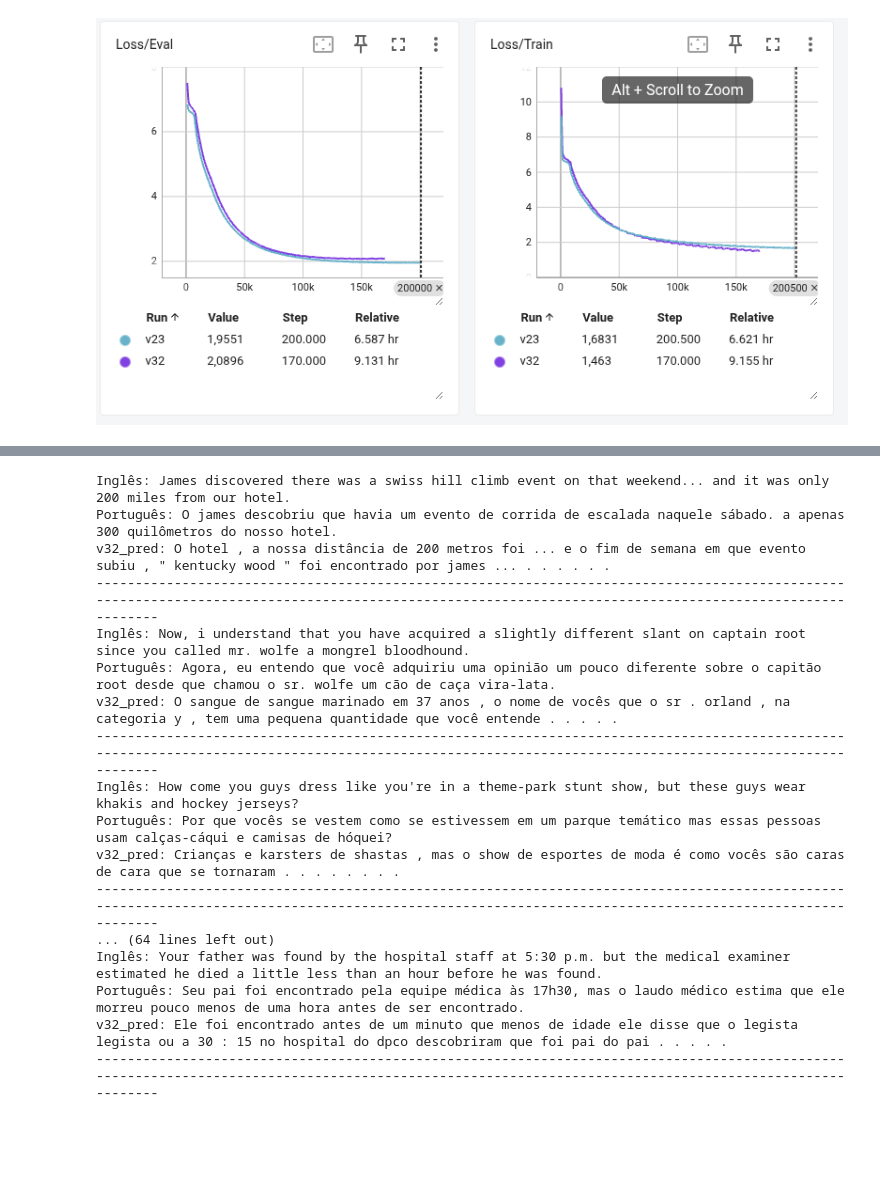
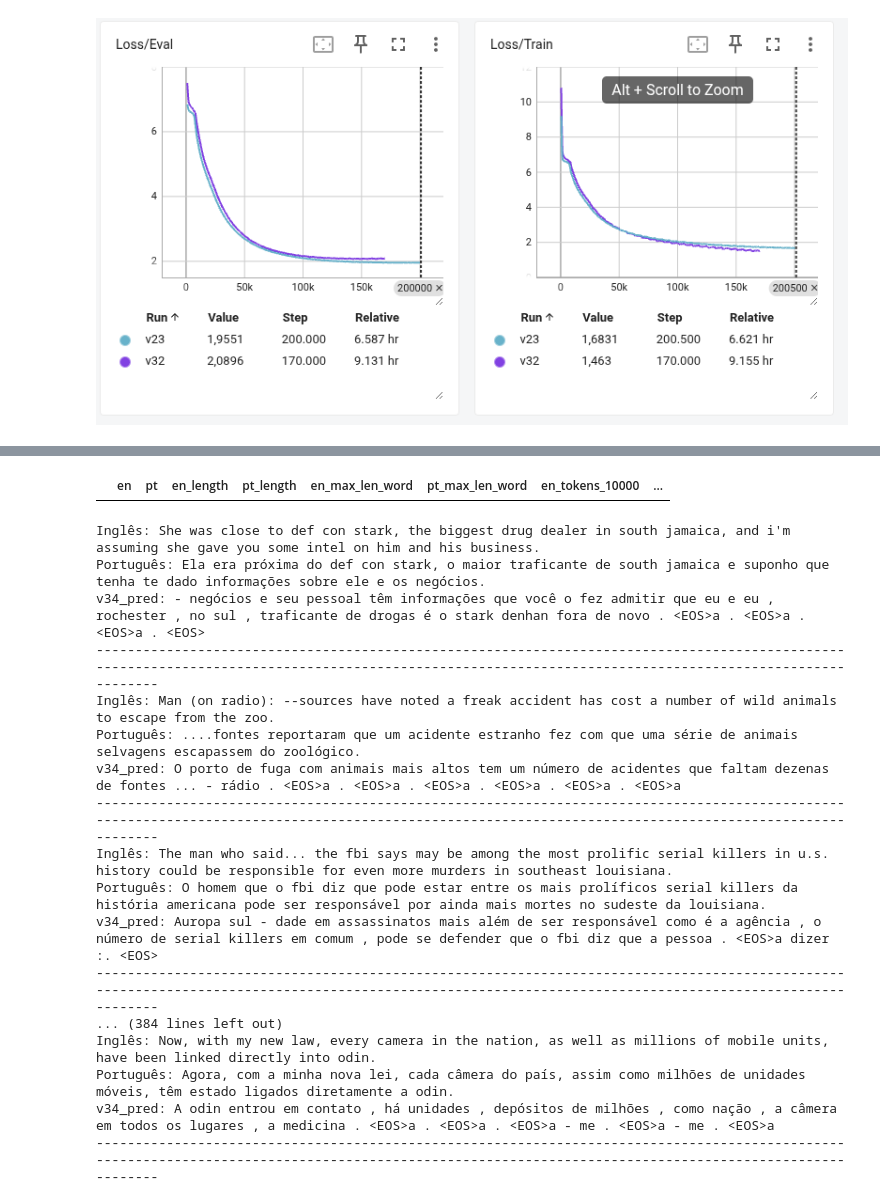
Before and after one commit to vicent-h/traducao-rede-neural, a Jupyter notebook: translating.ipynb, the cells around one changed output, grey strips where cells are left out. Saved outputs shown, nothing was run; the diff lists cells and outputs as text; code cells hidden in the pictures; blank space fills up the shorter version.

```diff
--- a/translating.ipynb
+++ b/translating.ipynb
@@ -35,7 +35,7 @@ models = {}
 for file in os.listdir(PATH_MODELS):
     if file.endswith(".pt"):
         model_name = file.split(".")[0].replace('model_', '')
-        if('v32' not in model_name):
+        if('v34' not in model_name):
            continue
         print(f'Lendo {model_name}')
         model_path = os.path.join(PATH_MODELS, file)
@@ -96,7 +97,7 @@ for model_name, model in models.items():
         decoded_outputs.extend(
             tokenizer.decode_batch(
                 outputs.cpu().tolist(),
-                skip_special_tokens=True
+                skip_special_tokens=False
             )
         )
 
@@ -138,28 +140,32 @@ df_configs.loc[df_configs['name'].isin(models.keys())].to_dict(orient='records')
 ![image.png](attachment:image.png)
 # %% [markdown]
 ![image.png](attachment:image.png)
+# %%
+df_eval.loc[df_eval['pt'].str.lower().str.contains('faça um trabalho')]
+# %% [output]
+|  | en | pt | en_length | pt_length | en_max_len_word | pt_max_len_word | en_tokens_10000 | ... |
 # %%
-for index in np.random.choice(len(df_eval), size=20, replace=False):
+for index in np.random.choice(len(df_eval), size=100, replace=False):
     print('Inglês:', df_eval['en'].iloc[index])
     print('Português:', df_eval['pt'].iloc[index])
-    for model_test in ['v32_pred']:
+    for model_test in ['v34_pred']:
         print(f'{model_test}:', df_eval[model_test].iloc[index])
     print('-'*200)
 # %% [output]
-Inglês: James discovered there was a swiss hill climb event on that weekend... and it was only 200 miles from our hotel.
-Português: O james descobriu que havia um evento de corrida de escalada naquele sábado. a apenas 300 quilômetros do nosso hotel.
-v32_pred: O hotel , a nossa distância de 200 metros foi ... e o fim de semana em que evento subiu , " kentucky wood " foi encontrado por james ... . . . . . .
+Inglês: She was close to def con stark, the biggest drug dealer in south jamaica, and i'm assuming she gave you some intel on him and his business.
+Português: Ela era próxima do def con stark, o maior traficante de south jamaica e suponho que tenha te dado informações sobre ele e os negócios.
+v34_pred: - negócios e seu pessoal têm informações que você o fez admitir que eu e eu , rochester , no sul , traficante de drogas é o stark denhan fora de novo . <EOS>a . <EOS>a . <EOS>a . <EOS>
 --------------------------------------------------------------------------------------------------------------------------------------------------------------------------------------------------------
-Inglês: Now, i understand that you have acquired a slightly different slant on captain root since you called mr. wolfe a mongrel bloodhound.
-Português: Agora, eu entendo que você adquiriu uma opinião um pouco diferente sobre o capitão root desde que chamou o sr. wolfe um cão de caça vira-lata.
-v32_pred: O sangue de sangue marinado em 37 anos , o nome de vocês que o sr . orland , na categoria y , tem uma pequena quantidade que você entende . . . . .
+Inglês: Man (on radio): --sources have noted a freak accident has cost a number of wild animals to escape from the zoo.
+Português: ....fontes reportaram que um acidente estranho fez com que uma série de animais selvagens escapassem do zoológico.
+v34_pred: O porto de fuga com animais mais altos tem um número de acidentes que faltam dezenas de fontes ... - rádio . <EOS>a . <EOS>a . <EOS>a . <EOS>a . <EOS>a . <EOS>a
 --------------------------------------------------------------------------------------------------------------------------------------------------------------------------------------------------------
-Inglês: How come you guys dress like you're in a theme-park stunt show, but these guys wear khakis and hockey jerseys?
-Português: Por que vocês se vestem como se estivessem em um parque temático mas essas pessoas usam calças-cáqui e camisas de hóquei?
-v32_pred: Crianças e karsters de shastas , mas o show de esportes de moda é como vocês são caras de cara que se tornaram . . . . . . . .
+Inglês: The man who said... the fbi says may be among the most prolific serial killers in u.s. history could be responsible for even more murders in southeast louisiana.
+Português: O homem que o fbi diz que pode estar entre os mais prolíficos serial killers da história americana pode ser responsável por ainda mais mortes no sudeste da louisiana.
+v34_pred: Auropa sul - dade em assassinatos mais além de ser responsável como é a agência , o número de serial killers em comum , pode se defender que o fbi diz que a pessoa . <EOS>a dizer :. <EOS>
 --------------------------------------------------------------------------------------------------------------------------------------------------------------------------------------------------------
-... (64 lines left out)
-Inglês: Your father was found by the hospital staff at 5:30 p.m. but the medical examiner estimated he died a little less than an hour before he was found.
-Português: Seu pai foi encontrado pela equipe médica às 17h30, mas o laudo médico estima que ele morreu pouco menos de uma hora antes de ser encontrado.
-v32_pred: Ele foi encontrado antes de um minuto que menos de idade ele disse que o legista legista ou a 30 : 15 no hospital do dpco descobriram que foi pai do pai . . . . .
+... (384 lines left out)
+Inglês: Now, with my new law, every camera in the nation, as well as millions of mobile units, have been linked directly into odin.
+Português: Agora, com a minha nova lei, cada câmera do país, assim como milhões de unidades móveis, têm estado ligados diretamente a odin.
+v34_pred: A odin entrou em contato , há unidades , depósitos de milhões , como nação , a câmera em todos os lugares , a medicina . <EOS>a . <EOS>a . <EOS>a - me . <EOS>a - me . <EOS>a
 --------------------------------------------------------------------------------------------------------------------------------------------------------------------------------------------------------
```
Also changed, not shown: parts of 5 cells of this notebook, 5 other files.
